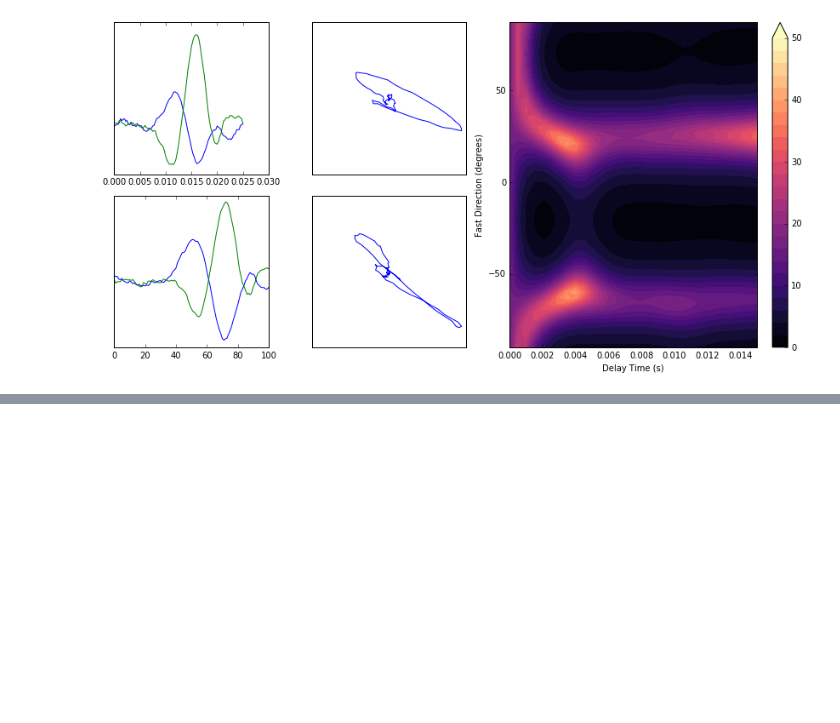
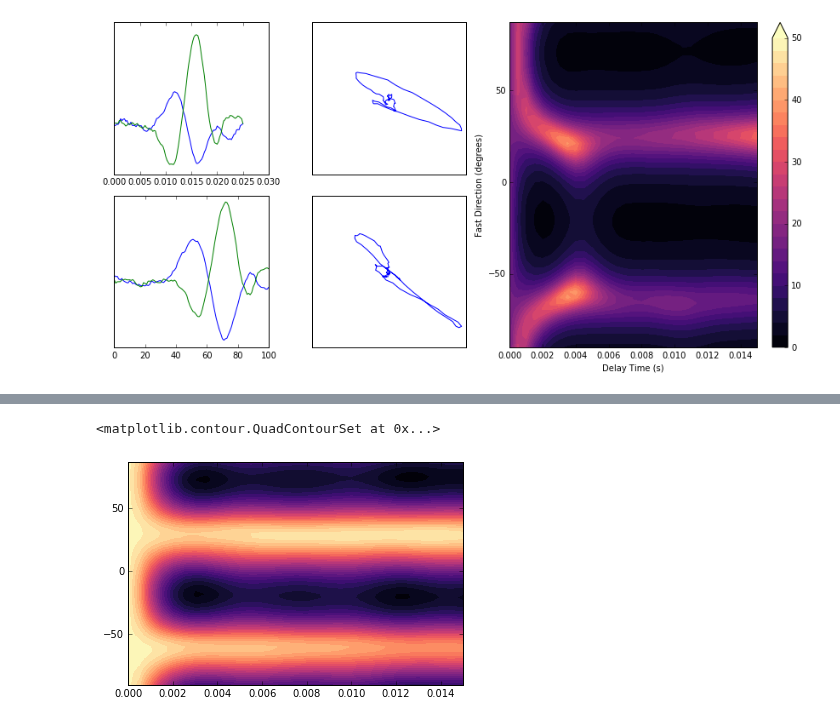
Before and after one commit to JackWalpole/splitwavepy, a Jupyter notebook: devel/Microseismic.ipynb, the cells around one changed output, grey strips where cells are left out. Cells and saved outputs as stored; diff of their text form; code cells hidden in the pictures; blank space fills up the shorter version.

```diff
--- a/devel/Microseismic.ipynb
+++ b/devel/Microseismic.ipynb
@@ -79,7 +77,11 @@ AttributeError: 'Pair' object has no attribute 'pca'
 # %%
 # np.average(bs.stk_l1_l2,axis=0)
 
 plt.contourf(m.tlags,m.degs,np.average(bs.stk_l1_l2,axis=0),26,cmap='magma')
+plt.contourf(m.tlags)
+# %% [output]
+<matplotlib.contour.QuadContourSet at 0x...>
+[figure, added]
 # %%
 pc=p.copy()
 # pc.plot(window=w)
```
Also changed, not shown: parts of 1 cell of this notebook.
